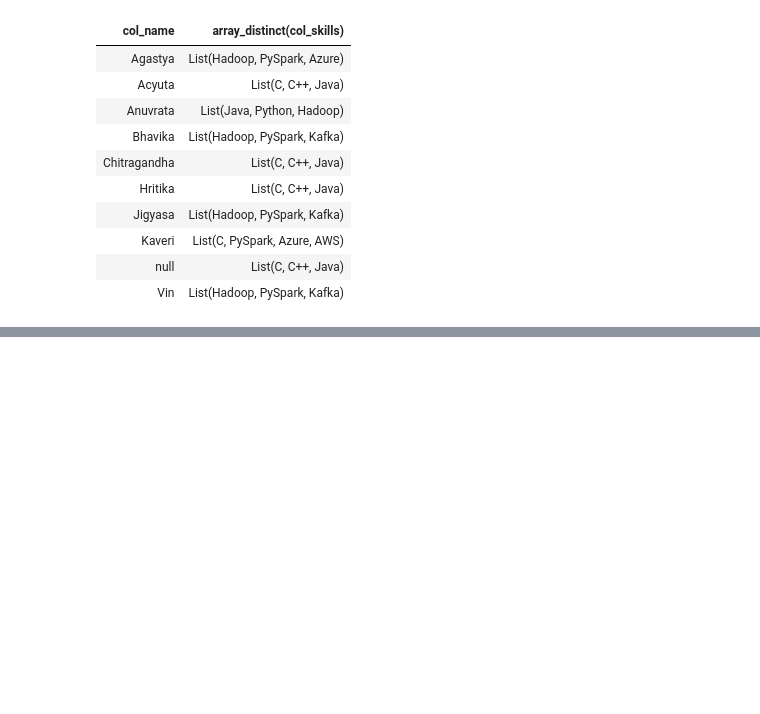
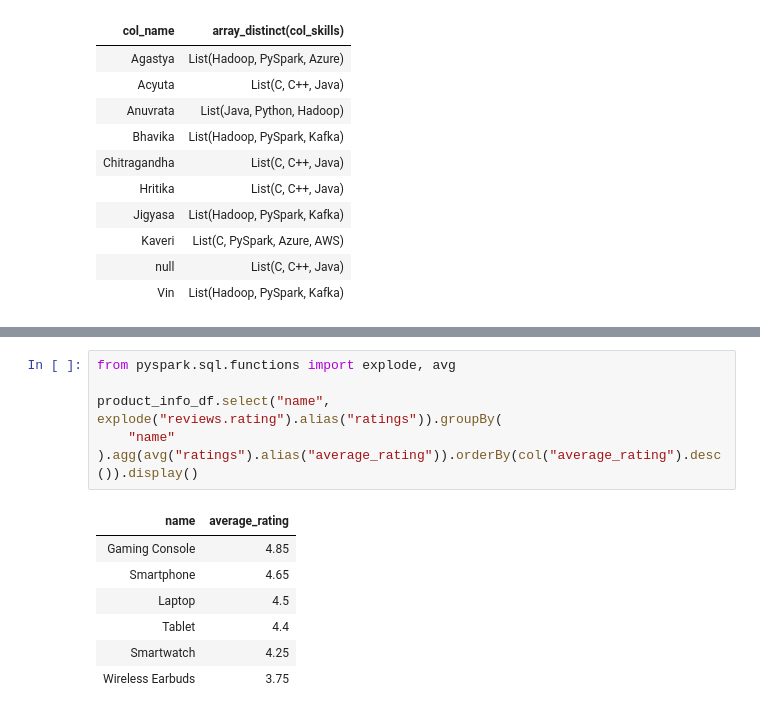
Before and after one commit to naveenpn-trainer/data-engineering-on-aws-infyni-02072024, a Jupyter notebook: Data Engineering with AWS Databricks and PySpark/03. Exploring Databricks Workspace/04. Complex Data Types.ipynb, the cells around one changed output, grey strips where cells are left out. Drawn from its saved outputs; the diff is of its cells as text; blank space fills up the shorter version.

```diff
--- a/Data Engineering with AWS Databricks and PySpark/03. Exploring Databricks Workspace/04. Complex Data Types.ipynb
+++ b/Data Engineering with AWS Databricks and PySpark/03. Exploring Databricks Workspace/04. Complex Data Types.ipynb
@@ -118,0 +182,14 @@ df_01.select("col_name",array_distinct(col("col_skills"))).display()
+# %%
+from pyspark.sql.functions import explode, avg
+
+product_info_df.select("name", explode("reviews.rating").alias("ratings")).groupBy(
+    "name"
+).agg(avg("ratings").alias("average_rating")).orderBy(col("average_rating").desc()).display()
+# %% [output]
+| name | average_rating |
+| Gaming Console | 4.85 |
+| Smartphone | 4.65 |
+| Laptop | 4.5 |
+| Tablet | 4.4 |
+| Smartwatch | 4.25 |
+| Wireless Earbuds | 3.75 |
```
Also changed, not shown: parts of 14 cells of this notebook, 1 other file.
